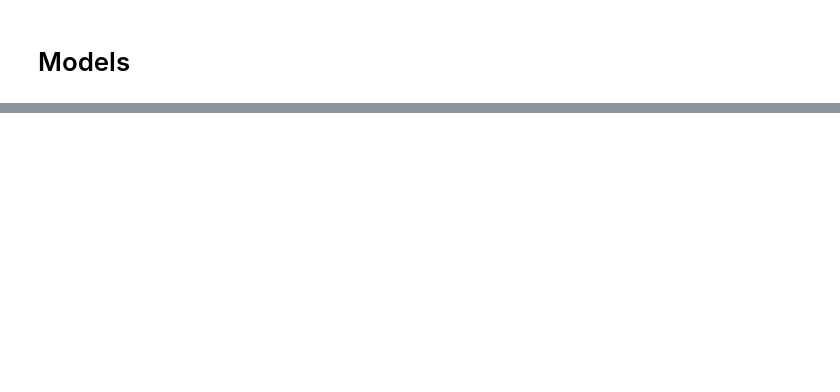
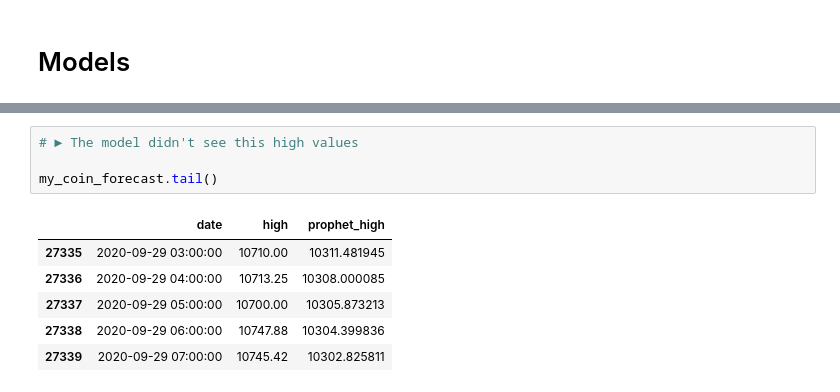
Before and after one commit to juan-ivan-NV/Btc_trading, a Jupyter notebook: Cryptocurrencies_forecastings_data_by_hour.ipynb, the cells around one changed output, grey strips where cells are left out. Drawn from its saved outputs; the diff is of its cells as text; blank space fills up the shorter version.

```diff
--- a/Cryptocurrencies_forecastings_data_by_hour.ipynb
+++ b/Cryptocurrencies_forecastings_data_by_hour.ipynb
@@ -120,0 +174,11 @@ I will let 3 days to predict
+# %%
+# ► The model didn't see this high values
+
+my_coin_forecast.tail()
+# %% [output]
+|  | date | high | prophet_high |
+| 27335 | 2020-09-29 03:00:00 | 10710.00 | 10311.481945 |
+| 27336 | 2020-09-29 04:00:00 | 10713.25 | 10308.000085 |
+| 27337 | 2020-09-29 05:00:00 | 10700.00 | 10305.873213 |
+| 27338 | 2020-09-29 06:00:00 | 10747.88 | 10304.399836 |
+| 27339 | 2020-09-29 07:00:00 | 10745.42 | 10302.825811 |
```
Also changed, not shown: parts of 23 cells of this notebook.
